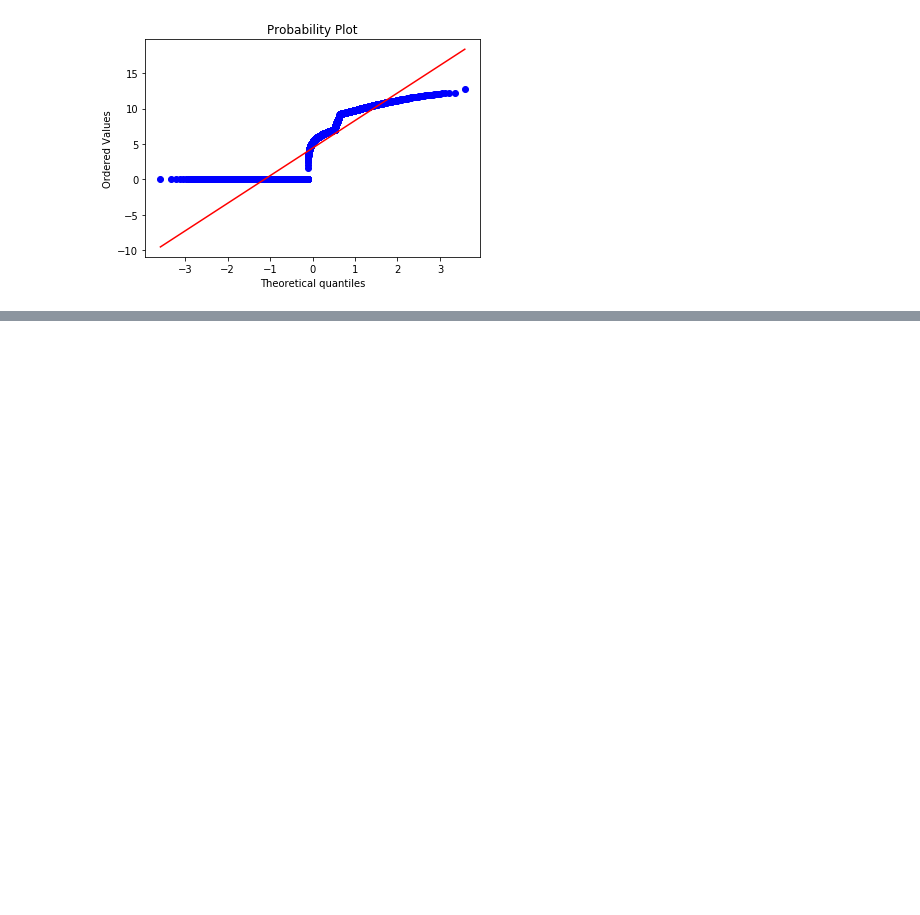
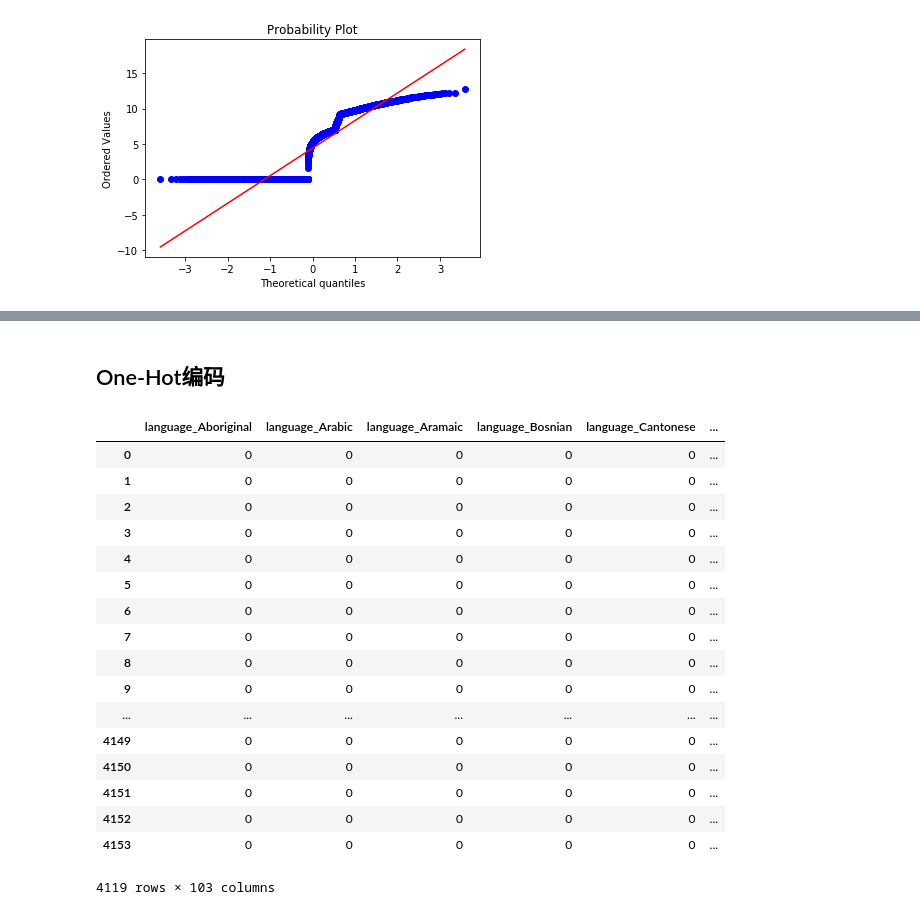
Before and after one commit to yuyi-7/Design-for-course, a Jupyter notebook: movie/movie.ipynb, the cells around one changed output, grey strips where cells are left out. Cells and saved outputs as stored; diff of their text form; code cells hidden in the pictures; blank space fills up the shorter version.

```diff
--- a/movie/movie.ipynb
+++ b/movie/movie.ipynb
@@ -624,0 +681,25 @@ plot_norm(data_.movie_facebook_likes.apply(lambda x:np.log1p(x)))
+# %% [markdown]
+## One-Hot编码
+# %%
+one_hot = pd.get_dummies(data_[['language','country','content_rating']])
+# %%
+one_hot
+# %% [output]
+|  | language_Aboriginal | language_Arabic | language_Aramaic | language_Bosnian | language_Cantonese | ... |
+| 0 | 0 | 0 | 0 | 0 | 0 | ... |
+| 1 | 0 | 0 | 0 | 0 | 0 | ... |
+| 2 | 0 | 0 | 0 | 0 | 0 | ... |
+| 3 | 0 | 0 | 0 | 0 | 0 | ... |
+| 4 | 0 | 0 | 0 | 0 | 0 | ... |
+| 5 | 0 | 0 | 0 | 0 | 0 | ... |
+| 6 | 0 | 0 | 0 | 0 | 0 | ... |
+| 7 | 0 | 0 | 0 | 0 | 0 | ... |
+| 8 | 0 | 0 | 0 | 0 | 0 | ... |
+| 9 | 0 | 0 | 0 | 0 | 0 | ... |
+| ... | ... | ... | ... | ... | ... | ... |
+| 4149 | 0 | 0 | 0 | 0 | 0 | ... |
+| 4150 | 0 | 0 | 0 | 0 | 0 | ... |
+| 4151 | 0 | 0 | 0 | 0 | 0 | ... |
+| 4152 | 0 | 0 | 0 | 0 | 0 | ... |
+| 4153 | 0 | 0 | 0 | 0 | 0 | ... |
+4119 rows × 103 columns
```
Also changed, not shown: parts of 62 cells of this notebook.
